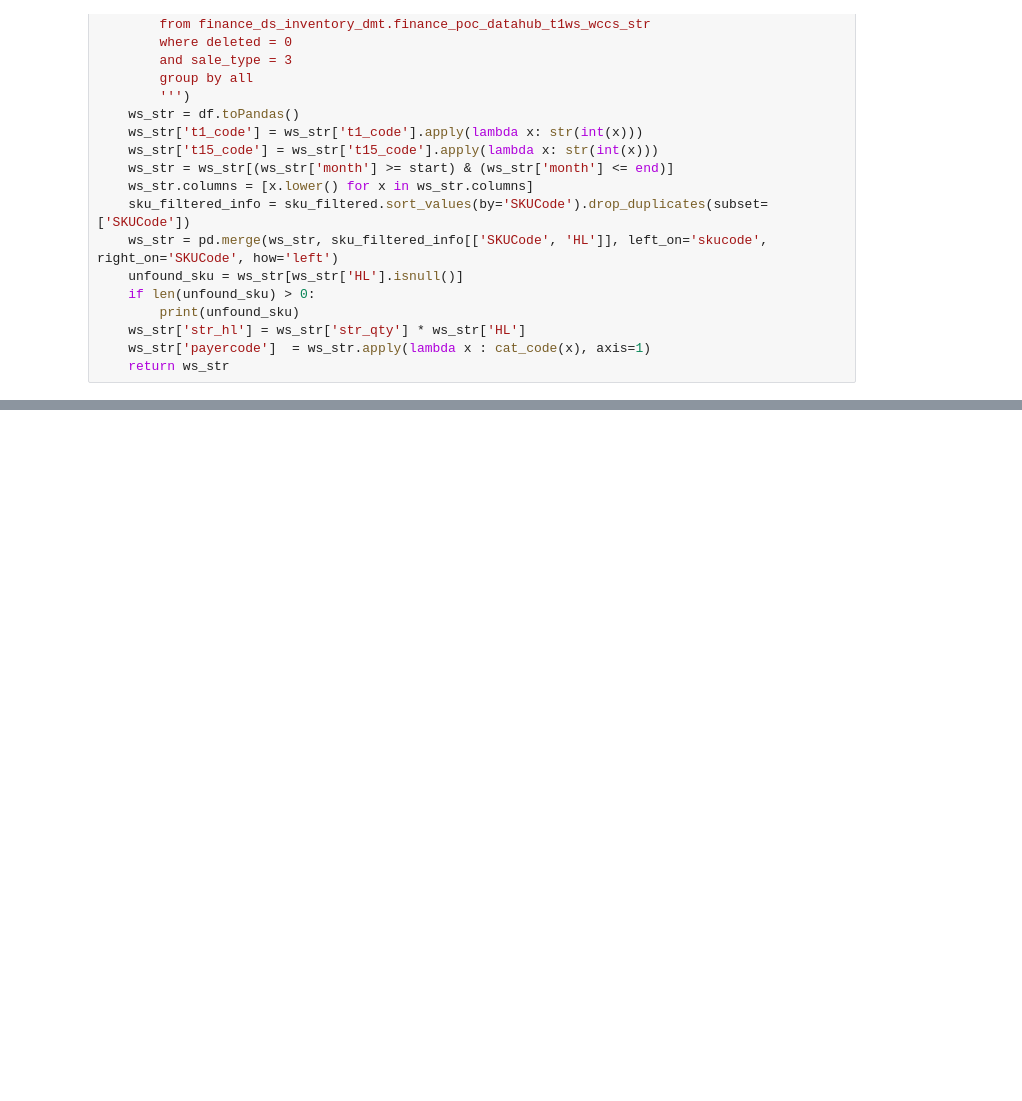
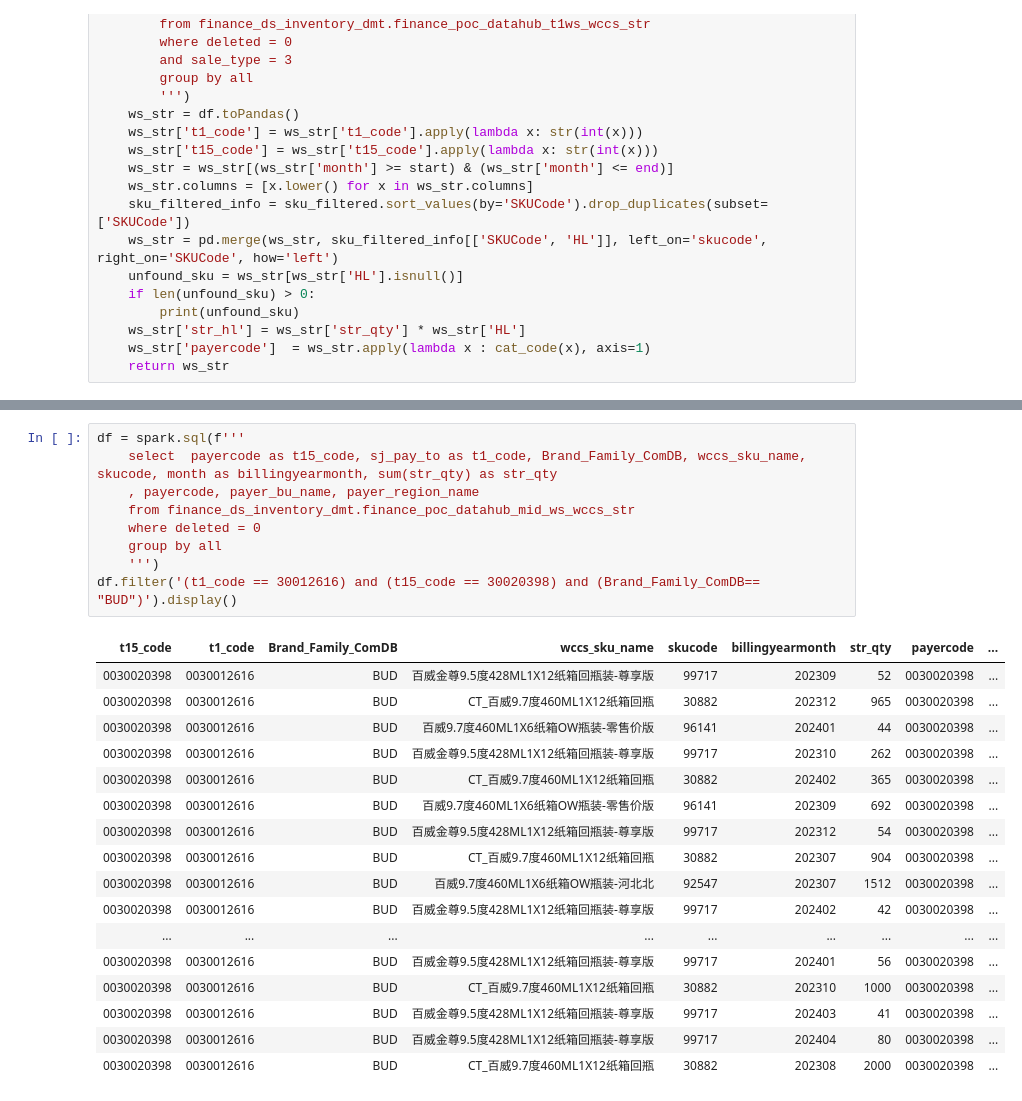
Before and after one commit to SummerStoneS/fifo_inv_simu, a Jupyter notebook: code_on_databricks/fetch_data.ipynb, the cells around one changed output, grey strips where cells are left out. Drawn from its saved outputs; the diff is of its cells as text; blank space fills up the shorter version.

```diff
--- a/code_on_databricks/fetch_data.ipynb
+++ b/code_on_databricks/fetch_data.ipynb
@@ -336,0 +384,27 @@ def get_t15_str_monthly(sku_filtered, start='202101', end='202410'):
+# %%
+df = spark.sql(f'''
+    select  payercode as t15_code, sj_pay_to as t1_code, Brand_Family_ComDB, wccs_sku_name, skucode, month as billingyearmonth, sum(str_qty) as str_qty
+    , payercode, payer_bu_name, payer_region_name
+    from finance_ds_inventory_dmt.finance_poc_datahub_mid_ws_wccs_str
+    where deleted = 0
+    group by all
+    ''')
+df.filter('(t1_code == 30012616) and (t15_code == 30020398) and (Brand_Family_ComDB== "BUD")').display()
+# %% [output]
+| t15_code | t1_code | Brand_Family_ComDB | wccs_sku_name | skucode | billingyearmonth | str_qty | payercode | ... |
+| 0030020398 | 0030012616 | BUD | 百威金尊9.5度428ML1X12纸箱回瓶装-尊享版 | 99717 | 202309 | 52 | 0030020398 | ... |
+| 0030020398 | 0030012616 | BUD | CT_百威9.7度460ML1X12纸箱回瓶 | 30882 | 202312 | 965 | 0030020398 | ... |
+| 0030020398 | 0030012616 | BUD | 百威9.7度460ML1X6纸箱OW瓶装-零售价版 | 96141 | 202401 | 44 | 0030020398 | ... |
+| 0030020398 | 0030012616 | BUD | 百威金尊9.5度428ML1X12纸箱回瓶装-尊享版 | 99717 | 202310 | 262 | 0030020398 | ... |
+| 0030020398 | 0030012616 | BUD | CT_百威9.7度460ML1X12纸箱回瓶 | 30882 | 202402 | 365 | 0030020398 | ... |
+| 0030020398 | 0030012616 | BUD | 百威9.7度460ML1X6纸箱OW瓶装-零售价版 | 96141 | 202309 | 692 | 0030020398 | ... |
+| 0030020398 | 0030012616 | BUD | 百威金尊9.5度428ML1X12纸箱回瓶装-尊享版 | 99717 | 202312 | 54 | 0030020398 | ... |
+| 0030020398 | 0030012616 | BUD | CT_百威9.7度460ML1X12纸箱回瓶 | 30882 | 202307 | 904 | 0030020398 | ... |
+| 0030020398 | 0030012616 | BUD | 百威9.7度460ML1X6纸箱OW瓶装-河北北 | 92547 | 202307 | 1512 | 0030020398 | ... |
+| 0030020398 | 0030012616 | BUD | 百威金尊9.5度428ML1X12纸箱回瓶装-尊享版 | 99717 | 202402 | 42 | 0030020398 | ... |
+| ... | ... | ... | ... | ... | ... | ... | ... | ... |
+| 0030020398 | 0030012616 | BUD | 百威金尊9.5度428ML1X12纸箱回瓶装-尊享版 | 99717 | 202401 | 56 | 0030020398 | ... |
+| 0030020398 | 0030012616 | BUD | CT_百威9.7度460ML1X12纸箱回瓶 | 30882 | 202310 | 1000 | 0030020398 | ... |
+| 0030020398 | 0030012616 | BUD | 百威金尊9.5度428ML1X12纸箱回瓶装-尊享版 | 99717 | 202403 | 41 | 0030020398 | ... |
+| 0030020398 | 0030012616 | BUD | 百威金尊9.5度428ML1X12纸箱回瓶装-尊享版 | 99717 | 202404 | 80 | 0030020398 | ... |
+| 0030020398 | 0030012616 | BUD | CT_百威9.7度460ML1X12纸箱回瓶 | 30882 | 202308 | 2000 | 0030020398 | ... |
```
Also changed, not shown: parts of 8 cells of this notebook, 2 other files.
